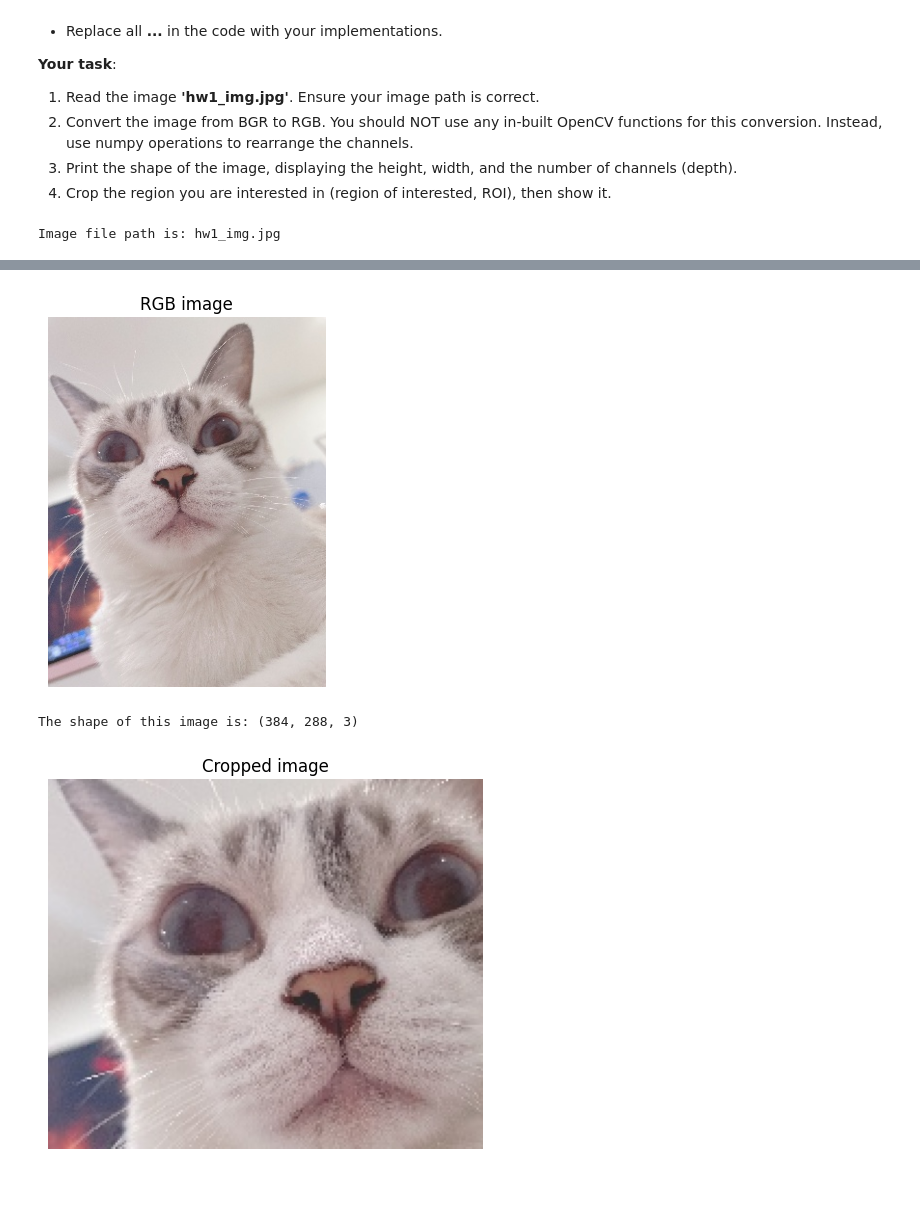
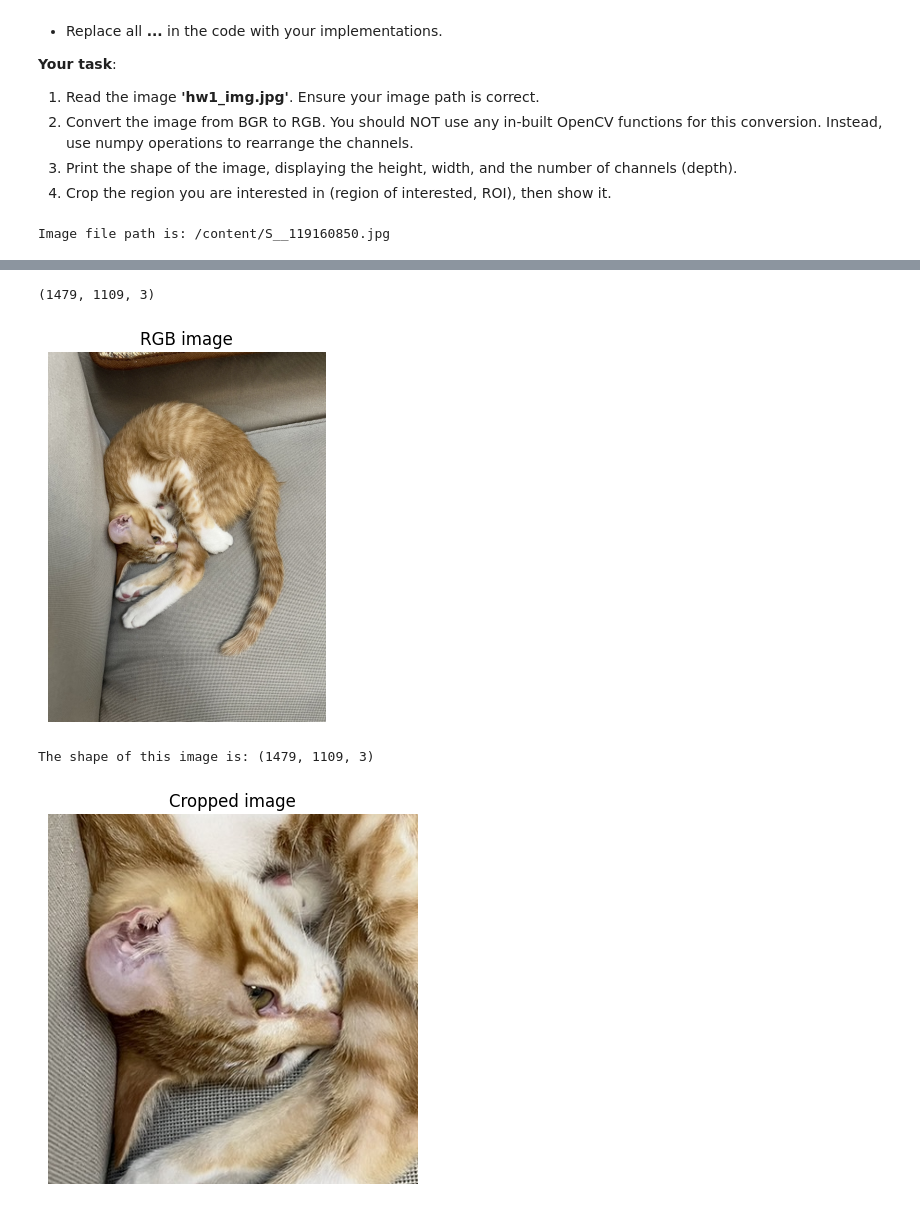
Before and after one commit to johnson6314/NTHU_2023_DLBOI_HW, a Jupyter notebook: hw1.ipynb, the cells around one changed output, grey strips where cells are left out. Saved outputs shown, nothing was run; the diff lists cells and outputs as text; code cells hidden in the pictures.

```diff
--- a/hw1.ipynb
+++ b/hw1.ipynb
@@ -383,7 +424,7 @@ import cv2
 import matplotlib.pyplot as plt
 
 # Step 1: Specify the path to your image file
-image_path = ...
+image_path = '/content/S__119160850.jpg'
 
 print(f'Image file path is: {image_path}')
 
@@ -396,8 +437,10 @@ plt.title('BGR image')
 plt.axis('off')
 plt.show()
 
+print(img.shape)
+
 # Step 2: Convert the BGR image to RGB using numpy
-image_rgb = img[...]
+image_rgb = img[:,:,::-1]
 
 # Display the RGB image
 plt.imshow(image_rgb)
@@ -406,12 +449,12 @@ plt.axis('off')
 plt.show()
 
 # Step 3: Print the shape of the RGB image
-print(f'The shape of this image is: {...}')
+print(f'The shape of this image is: {image_rgb.shape}')
 
 # Step 4 Display the cropped image.
-plt.imshow(image_rgb[...])
+plt.imshow(image_rgb[550:950 ,200:600 , :])
 plt.title('Cropped image')
 plt.axis('off')
 plt.show()
 # %% [output]
-Image file path is: hw1_img.jpg
+Image file path is: /content/S__119160850.jpg
@@ -419,3 +462,4 @@ Image file path is: hw1_img.jpg
+(1479, 1109, 3)
-[figure, old version]
+[figure, new version]
-The shape of this image is: (384, 288, 3)
+The shape of this image is: (1479, 1109, 3)
-[figure, old version]
+[figure, new version]
```
Also changed, not shown: parts of 7 cells of this notebook.
